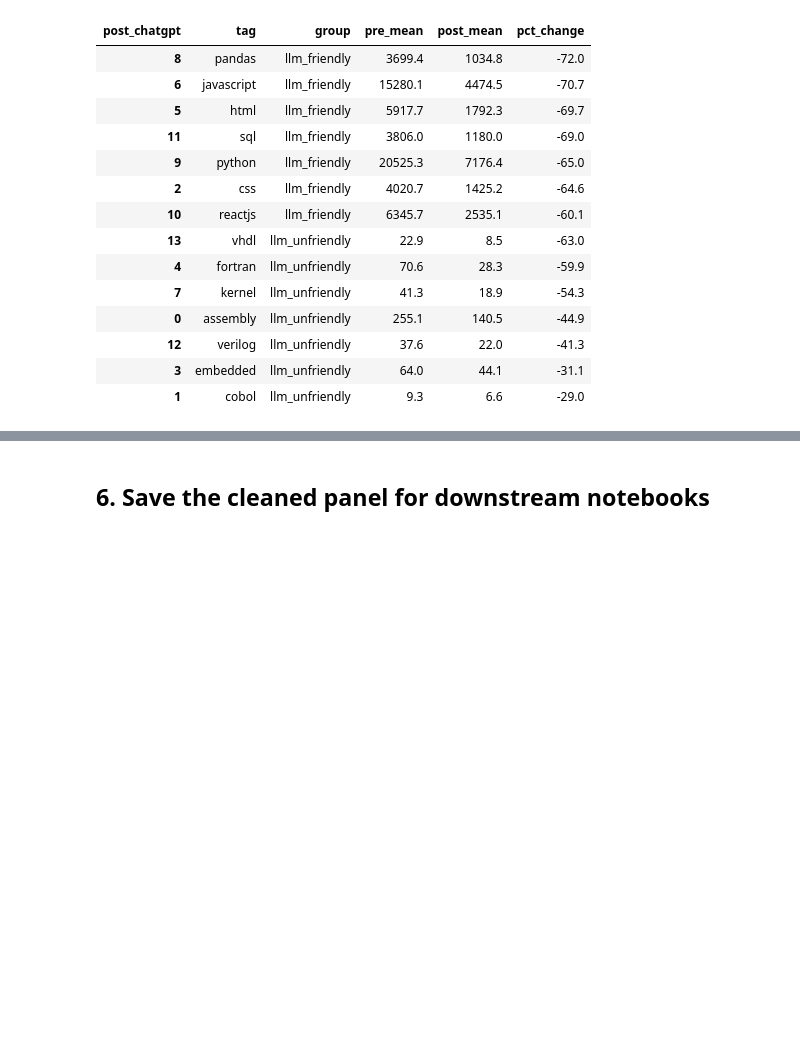
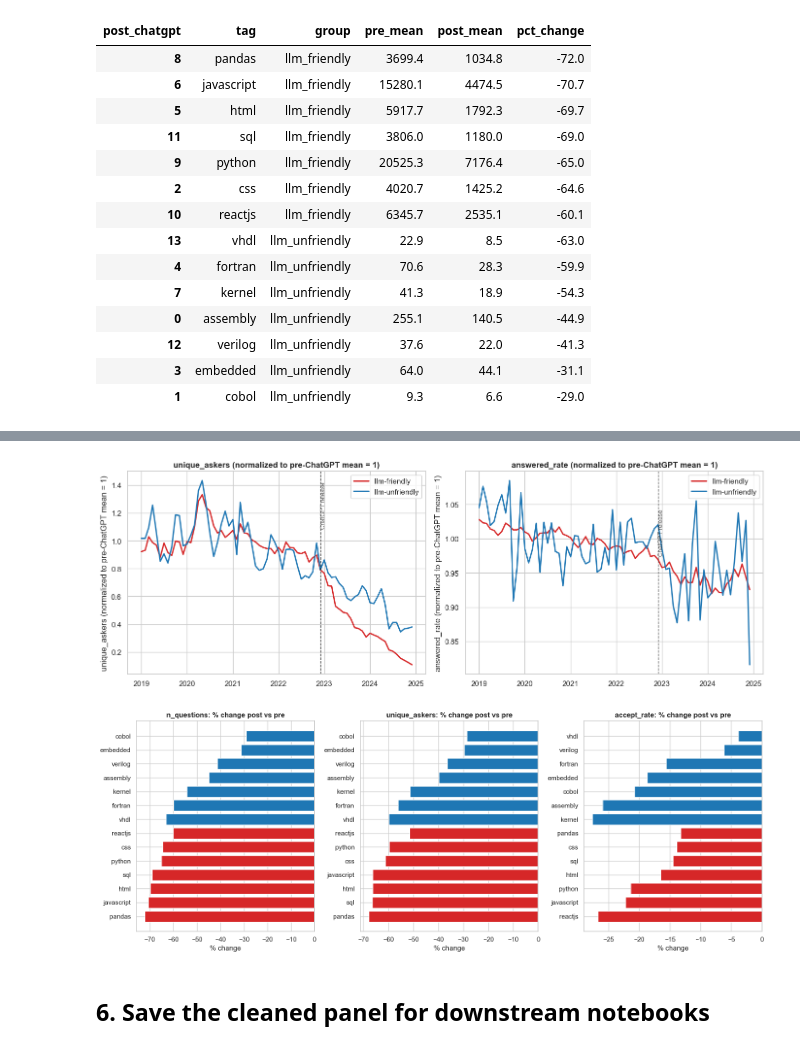
Before and after one commit to smannam77/math189-stackoverflow-llm, a Jupyter notebook: notebooks/02_eda_volume.ipynb, the cells around one changed output, grey strips where cells are left out. Cells and saved outputs as stored; diff of their text form; code cells hidden in the pictures; blank space fills up the shorter version.

Commit message:
add new plots

```diff
--- a/notebooks/02_eda_volume.ipynb
+++ b/notebooks/02_eda_volume.ipynb
@@ -99,3 +126,17 @@ plt.show()
+# %%
+fig, axes = plt.subplots(1, 2, figsize=(14, 5))
+for ax, metric in zip(axes, ['accept_rate', 'avg_body_len']):
+    plot_group_mean(panel, metric, ax=ax, normalize=True)
+    ax.set_title(f'{metric} (normalized to pre-ChatGPT mean = 1)')
+plt.tight_layout()
+plt.savefig('../reports/figures/02_group_mean_quality.png', dpi=150, bbox_inches='tight')
+plt.show()
+
+fig, ax = plt.subplots(figsize=(8, 5))
+plot_pre_post_distribution(panel, 'n_questions', ax=ax)
+plt.tight_layout()
+plt.savefig('../reports/figures/02_pre_post_boxplot.png', dpi=150, bbox_inches='tight')
+plt.show()
 # %% [markdown]
 ## 3. Group means — raw and normalized
 
@@ -186,3 +348,54 @@ plt.show()
+# %%
+# --- Plot C: unique askers & answer rate (normalized group means) ---
+# Uses _corner_note from the cell above
+fig, axes = plt.subplots(1, 2, figsize=(14, 5.5))
+fig.subplots_adjust(wspace=0.28, top=0.88)
+
+for ax, metric in zip(axes, ['unique_askers', 'answered_rate']):
+    plot_group_mean(panel, metric, ax=ax, normalize=True)
+    ax.set_title(f'{metric} (normalized to pre-ChatGPT mean = 1)')
+    ylo, yhi = ax.get_ylim()
+    ax.set_ylim(ylo, max(yhi, 1.22))
+    pct_f = _pct_pre_post(panel, metric, group='llm_friendly')
+    pct_u = _pct_pre_post(panel, metric, group='llm_unfriendly')
+    _corner_note(
+        ax,
+        f'Post vs pre mean\n  friendly: {pct_f:+.0f}%\n  unfriendly: {pct_u:+.0f}%',
+        loc='upper left',
+    )
+    ax.legend(loc='lower right', fontsize=8, framealpha=0.9)
+
+plt.savefig('../reports/figures/02_askers_answered_norm.png', dpi=150, bbox_inches='tight')
+plt.show()
+
+# --- Plot D: pre/post % change for volume, askers, accept rate ---
+metrics = ['n_questions', 'unique_askers', 'accept_rate']
+pct_rows = []
+for metric in metrics:
+    pp = (
+        panel.groupby(['tag', 'group', 'post_chatgpt'])[metric].mean()
+        .unstack('post_chatgpt')
+        .rename(columns={0: 'pre', 1: 'post'})
+    )
+    pp['pct_change'] = (pp['post'] - pp['pre']) / pp['pre'] * 100
+    pp['metric'] = metric
+    pct_rows.append(pp.reset_index())
+pct_all = pd.concat(pct_rows, ignore_index=True)
+
+fig, axes = plt.subplots(1, 3, figsize=(16, 6), sharey=False)
+for ax, metric in zip(axes, metrics):
+    sub = pct_all[pct_all['metric'] == metric].sort_values(['group', 'pct_change'])
+    colors = sub['group'].map(GROUP_COLORS)
+    ax.barh(sub['tag'], sub['pct_change'], color=colors)
+    ax.axvline(0, color='black', linewidth=0.8)
+    ax.set_title(f'{metric}: % change post vs pre')
+    ax.set_xlabel('% change')
+plt.tight_layout()
+plt.savefig('../reports/figures/02_pct_change_multi.png', dpi=150, bbox_inches='tight')
+plt.show()
+# %% [output]
+[figure, added]
+[figure, added]
 # %% [markdown]
 ## 6. Save the cleaned panel for downstream notebooks
 # %%
```
Also changed, not shown: parts of 12 cells of this notebook, 10 other files.
